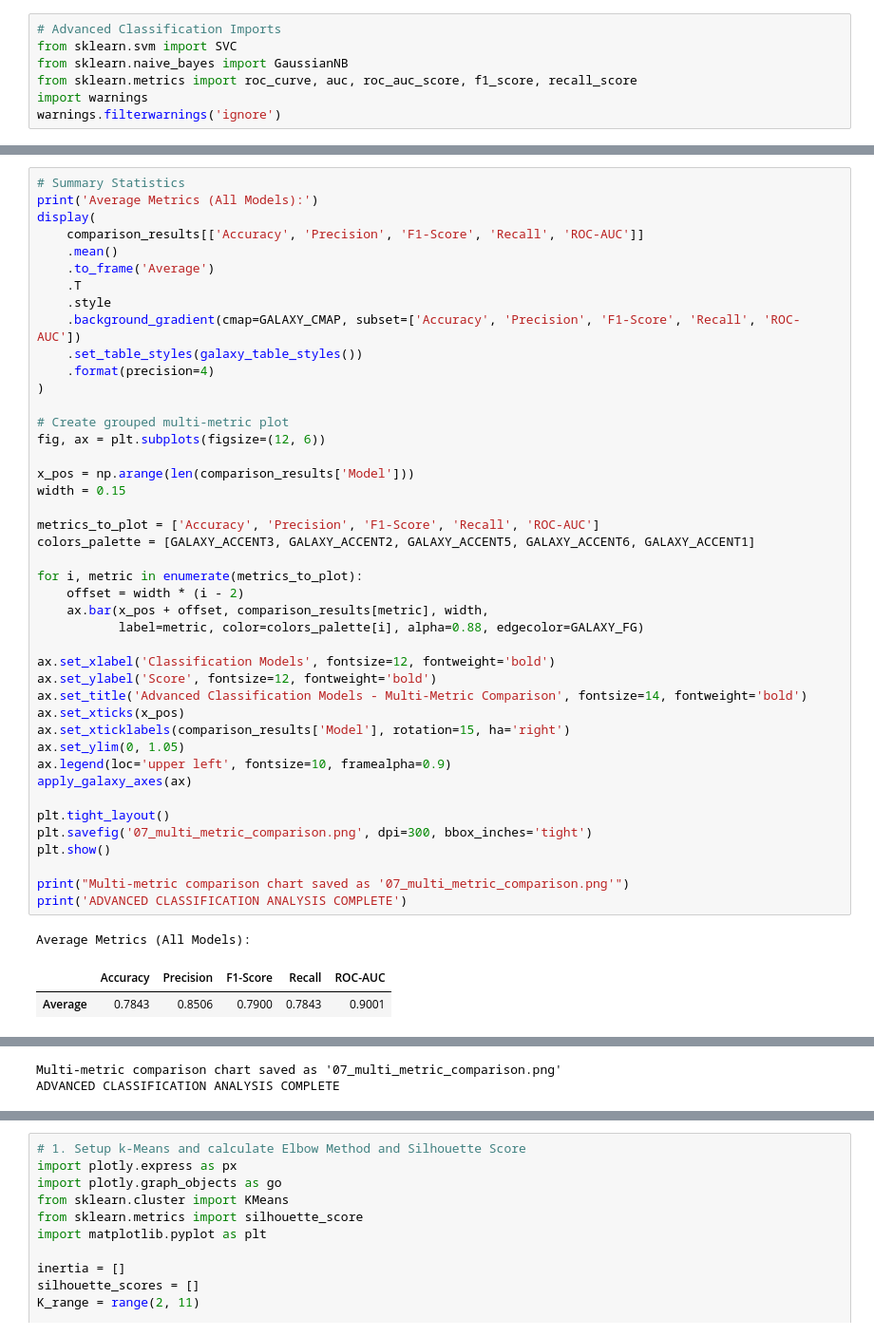
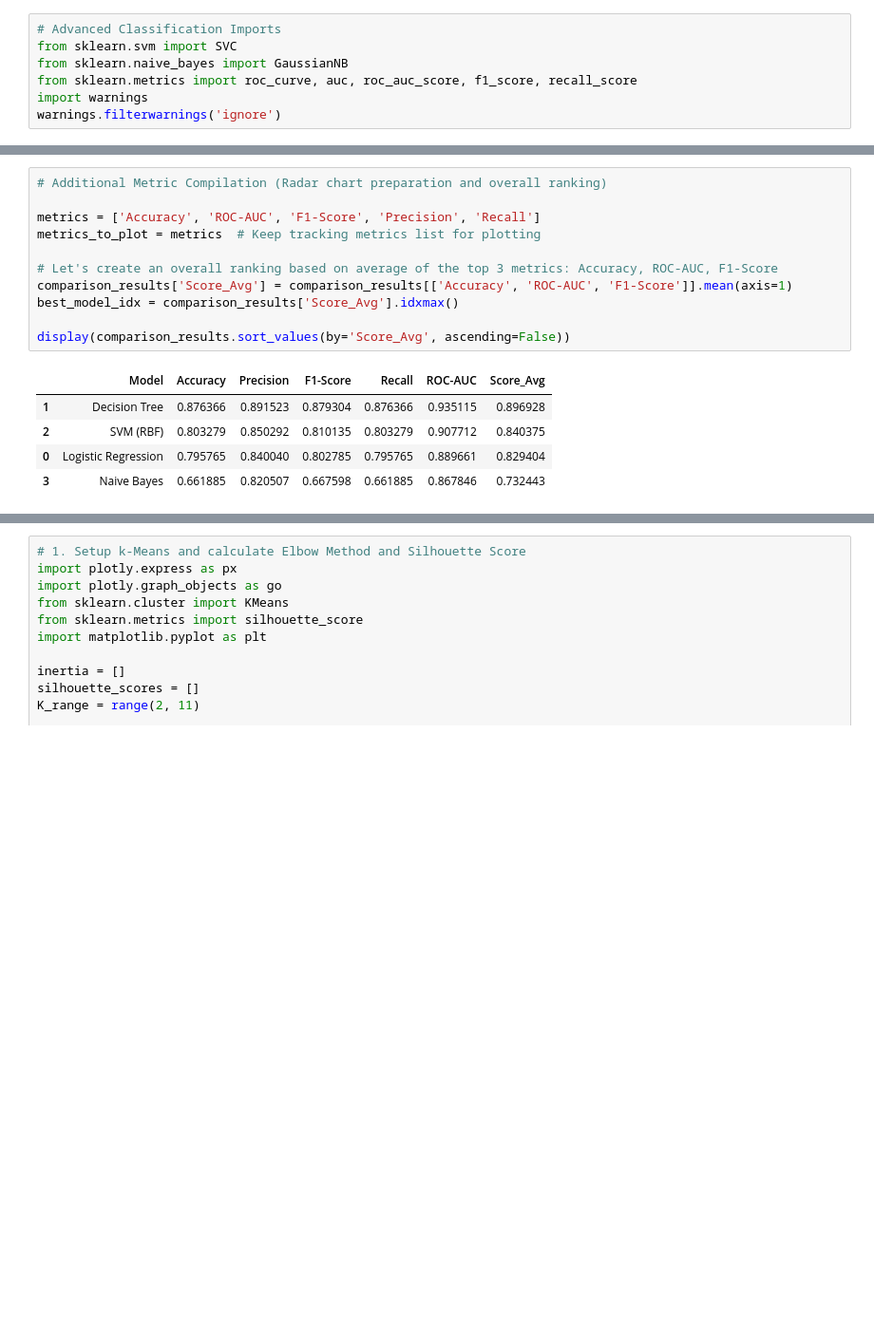
Before and after one commit to Ahmed-Esso/Kepler-Exoplanet, a Jupyter notebook: notebooks/Advanced classifcation.ipynb, the cells around one changed output, grey strips where cells are left out. Shown at 95% size. Cells and saved outputs as stored; diff of their text form; blank space fills up the shorter version.

```diff
--- a/notebooks/Advanced classifcation.ipynb
+++ b/notebooks/Advanced classifcation.ipynb
@@ -960,47 +716,17 @@ Model comparison results saved to 'model_comparison_results.csv'
 # %%
-# Summary Statistics
-print('Average Metrics (All Models):')
-display(
-    comparison_results[['Accuracy', 'Precision', 'F1-Score', 'Recall', 'ROC-AUC']]
-    .mean()
-    .to_frame('Average')
-    .T
-    .style
-    .background_gradient(cmap=GALAXY_CMAP, subset=['Accuracy', 'Precision', 'F1-Score', 'Recall', 'ROC-AUC'])
-    .set_table_styles(galaxy_table_styles())
-    .format(precision=4)
-)
+# Additional Metric Compilation (Radar chart preparation and overall ranking)
 
-# Create grouped multi-metric plot
-fig, ax = plt.subplots(figsize=(12, 6))
+metrics = ['Accuracy', 'ROC-AUC', 'F1-Score', 'Precision', 'Recall']
+metrics_to_plot = metrics  # Keep tracking metrics list for plotting
 
-x_pos = np.arange(len(comparison_results['Model']))
-width = 0.15
+# Let's create an overall ranking based on average of the top 3 metrics: Accuracy, ROC-AUC, F1-Score
+comparison_results['Score_Avg'] = comparison_results[['Accuracy', 'ROC-AUC', 'F1-Score']].mean(axis=1)
+best_model_idx = comparison_results['Score_Avg'].idxmax()
 
-metrics_to_plot = ['Accuracy', 'Precision', 'F1-Score', 'Recall', 'ROC-AUC']
-colors_palette = [GALAXY_ACCENT3, GALAXY_ACCENT2, GALAXY_ACCENT5, GALAXY_ACCENT6, GALAXY_ACCENT1]
-
-for i, metric in enumerate(metrics_to_plot):
-    offset = width * (i - 2)
-    ax.bar(x_pos + offset, comparison_results[metric], width,
-           label=metric, color=colors_palette[i], alpha=0.88, edgecolor=GALAXY_FG)
-
-ax.set_xlabel('Classification Models', fontsize=12, fontweight='bold')
-ax.set_ylabel('Score', fontsize=12, fontweight='bold')
-ax.set_title('Advanced Classification Models - Multi-Metric Comparison', fontsize=14, fontweight='bold')
-ax.set_xticks(x_pos)
-ax.set_xticklabels(comparison_results['Model'], rotation=15, ha='right')
-ax.set_ylim(0, 1.05)
-ax.legend(loc='upper left', fontsize=10, framealpha=0.9)
-apply_galaxy_axes(ax)
-
-plt.tight_layout()
-plt.savefig('07_multi_metric_comparison.png', dpi=300, bbox_inches='tight')
-plt.show()
-
-print("Multi-metric comparison chart saved as '07_multi_metric_comparison.png'")
-print('ADVANCED CLASSIFICATION ANALYSIS COMPLETE')
+display(comparison_results.sort_values(by='Score_Avg', ascending=False))
 # %% [output]
-Average Metrics (All Models):
-|  | Accuracy | Precision | F1-Score | Recall | ROC-AUC |
-| Average | 0.7843 | 0.8506 | 0.7900 | 0.7843 | 0.9001 |
+|  | Model | Accuracy | Precision | F1-Score | Recall | ROC-AUC | Score_Avg |
+| 1 | Decision Tree | 0.876366 | 0.891523 | 0.879304 | 0.876366 | 0.935115 | 0.896928 |
+| 2 | SVM (RBF) | 0.803279 | 0.850292 | 0.810135 | 0.803279 | 0.907712 | 0.840375 |
+| 0 | Logistic Regression | 0.795765 | 0.840040 | 0.802785 | 0.795765 | 0.889661 | 0.829404 |
+| 3 | Naive Bayes | 0.661885 | 0.820507 | 0.667598 | 0.661885 | 0.867846 | 0.732443 |
@@ -1008,3 +733 @@ Average Metrics (All Models):
-Multi-metric comparison chart saved as '07_multi_metric_comparison.png'
-ADVANCED CLASSIFICATION ANALYSIS COMPLETE
 # %% [markdown]
```
Also changed, not shown: parts of 50 cells of this notebook.
